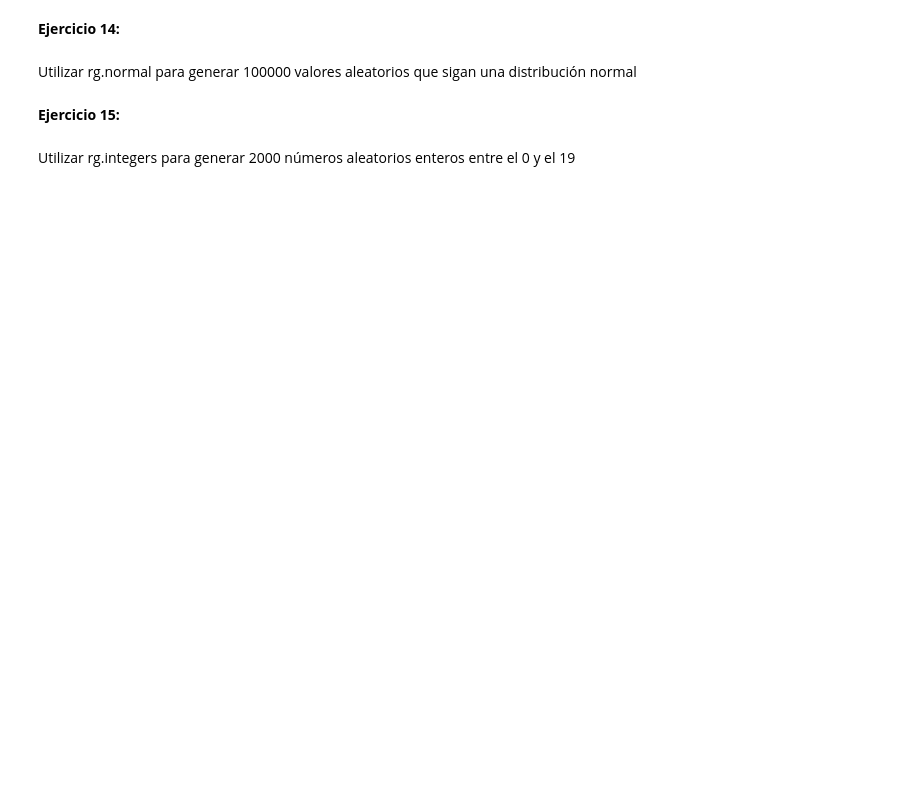
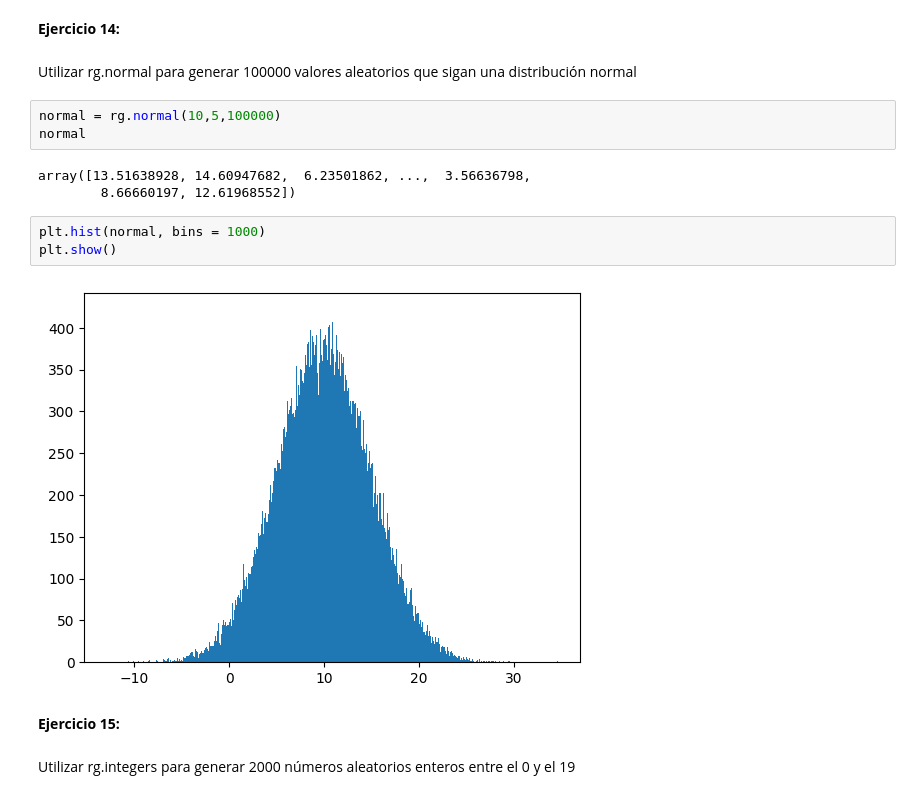
Before and after one commit to aritapia19/coder-DataScience77695, a Jupyter notebook: numpy.ipynb, the cells around one changed output. Cells and saved outputs as stored; diff of their text form; blank space fills up the shorter version.

```diff
--- a/numpy.ipynb
+++ b/numpy.ipynb
@@ -108,6 +224,17 @@ Utilizar rg.random para generar un ndarray de 1000 números aleatorios entre el
 __Ejercicio 14:__
 # %% [markdown]
 Utilizar rg.normal para generar 100000 valores aleatorios que sigan una distribución normal
+# %%
+normal = rg.normal(10,5,100000)
+normal
+# %% [output]
+array([13.51638928, 14.60947682,  6.23501862, ...,  3.56636798,
+        8.66660197, 12.61968552])
+# %%
+plt.hist(normal, bins = 1000)
+plt.show()
+# %% [output]
+[figure, added]
 # %% [markdown]
 __Ejercicio 15:__
 # %% [markdown]
```
Also changed, not shown: parts of 46 cells of this notebook.
